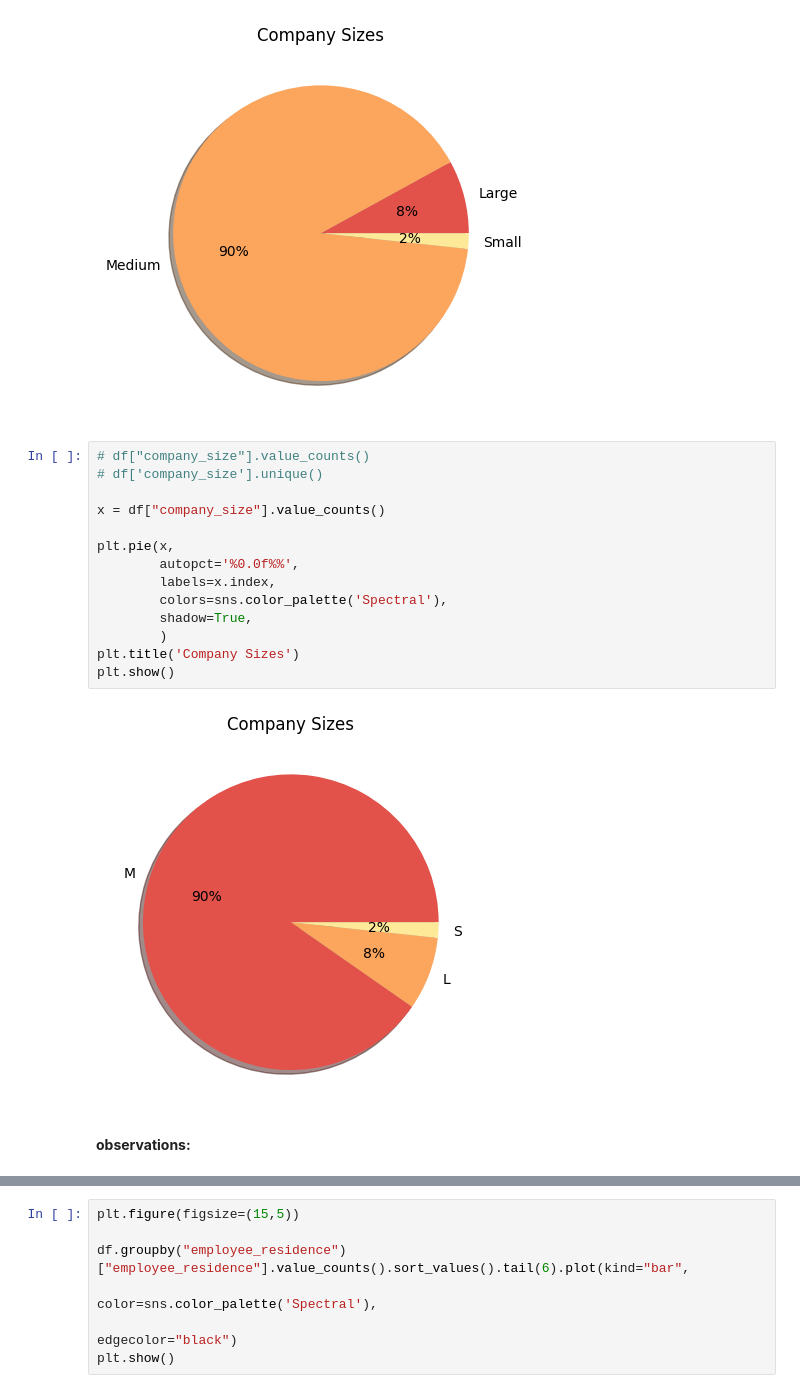
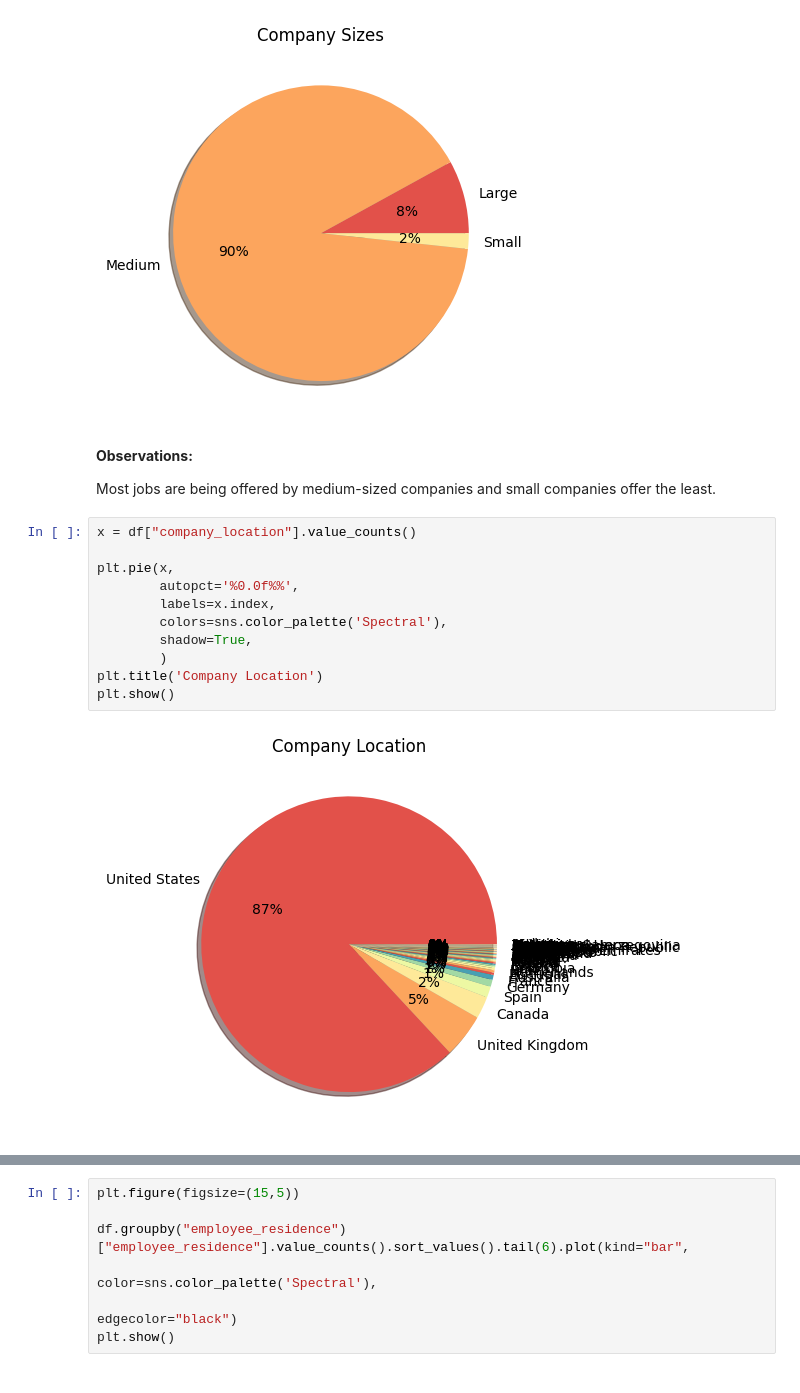
Before and after one commit to Joud73/Salary-Prediction, a Jupyter notebook: Salary_prediction.ipynb, the cells around one changed output, grey strips where cells are left out. Cells and saved outputs as stored; diff of their text form.

```diff
--- a/Salary_prediction.ipynb
+++ b/Salary_prediction.ipynb
@@ -203,21 +251,20 @@ plt.title('Company Sizes')
 plt.show()
 # %% [output]
 [figure]
+# %% [markdown]
+**Observations:**
+
+Most jobs are being offered by medium-sized companies and small companies offer the least.
 # %%
-# df["company_size"].value_counts()
-# df['company_size'].unique()
-
-x = df["company_size"].value_counts()
+x = df["company_location"].value_counts()
 
 plt.pie(x,
         autopct='%0.0f%%',
         labels=x.index,
         colors=sns.color_palette('Spectral'),
         shadow=True,
         )
-plt.title('Company Sizes')
+plt.title('Company Location')
 plt.show()
 # %% [output]
-[figure, old version]
+[figure, new version]
-# %% [markdown]
-**observations:**
```
Also changed, not shown: parts of 31 cells of this notebook, 1 other file.
